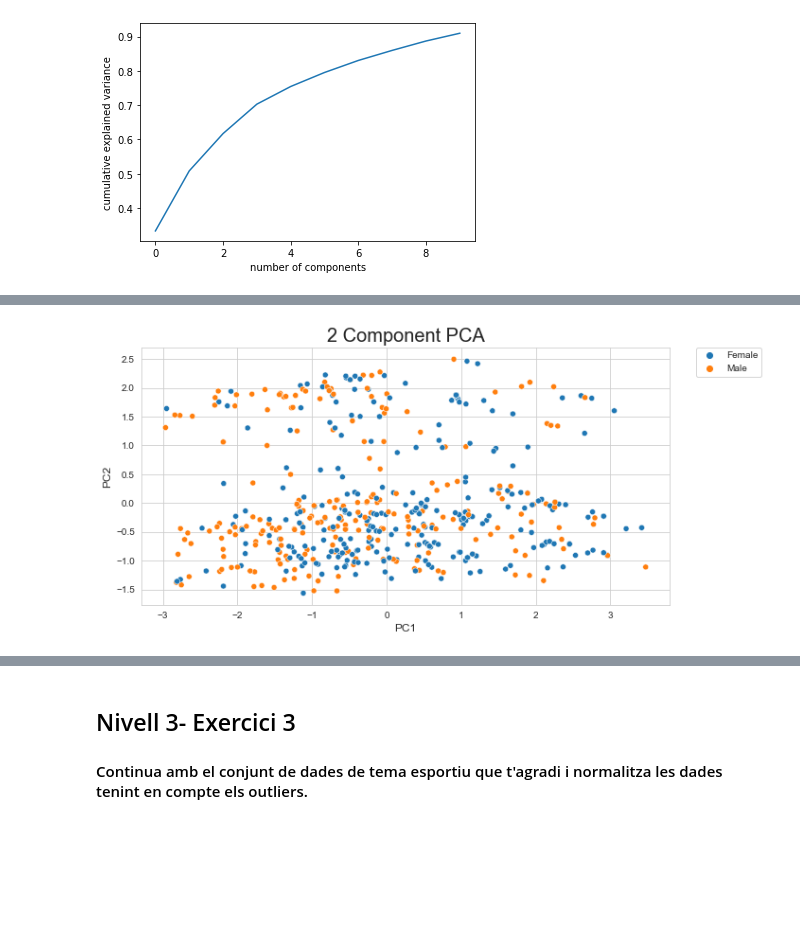
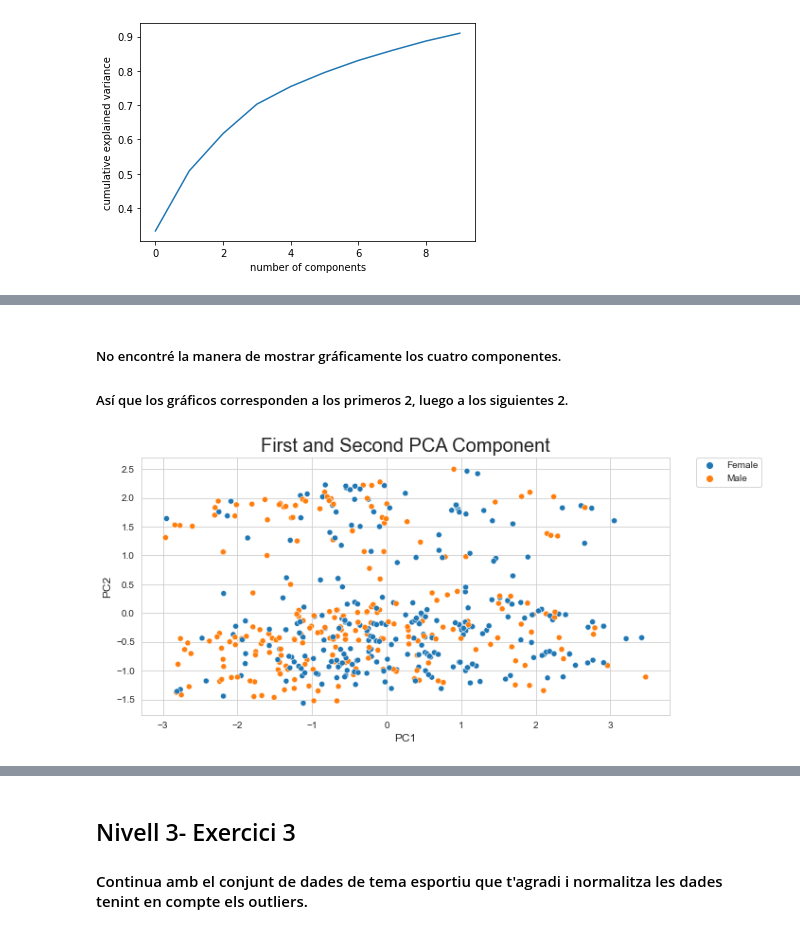
Before and after one commit to ptudela/S09-T01-Feature-Engineering, a Jupyter notebook: S09 T01 Feature Engineering final.ipynb, the cells around one changed output, grey strips where cells are left out. Cells and saved outputs as stored; diff of their text form; code cells hidden in the pictures; blank space fills up the shorter version.

```diff
--- a/S09 T01 Feature Engineering final.ipynb
+++ b/S09 T01 Feature Engineering final.ipynb
@@ -434,12 +467,15 @@ plt.show(g)
+# %% [markdown]
+##### No encontré la manera de mostrar gráficamente los cuatro componentes.
+##### Así que los gráficos corresponden a los primeros 2, luego a los siguientes 2.
 # %%
 #Visualize 2D Projection
 fig, ax = plt.subplots(figsize =(10,5))
 sns.set_style("whitegrid")
 g = sns.scatterplot(data = finalDf, x='PC1', y='PC2', hue='gender')
-plt.title('2 Component PCA', fontsize=20)
+plt.title('First and Second PCA Component', fontsize=20)
 plt.xlabel('PC1', fontsize=12)
 plt.ylabel('PC2', fontsize=12)
 plt.legend(bbox_to_anchor=(1.05, 1), loc='upper left', borderaxespad=0)
 plt.show(g)
 # %% [output]
-[figure, old version]
+[figure, new version]
```
Also changed, not shown: parts of 12 cells of this notebook.
